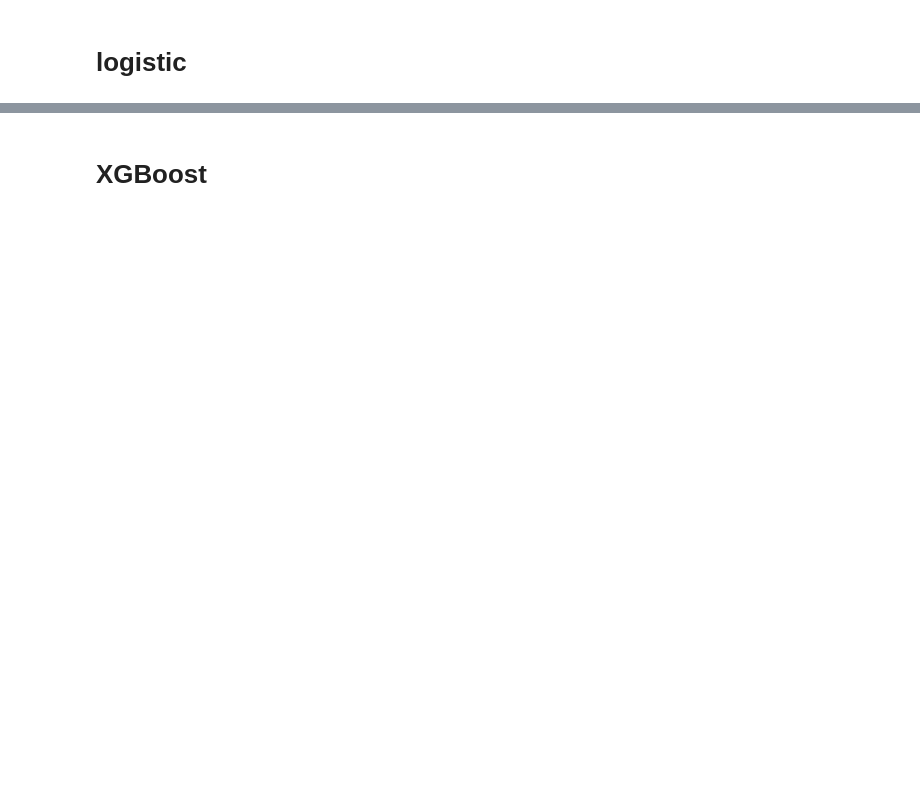
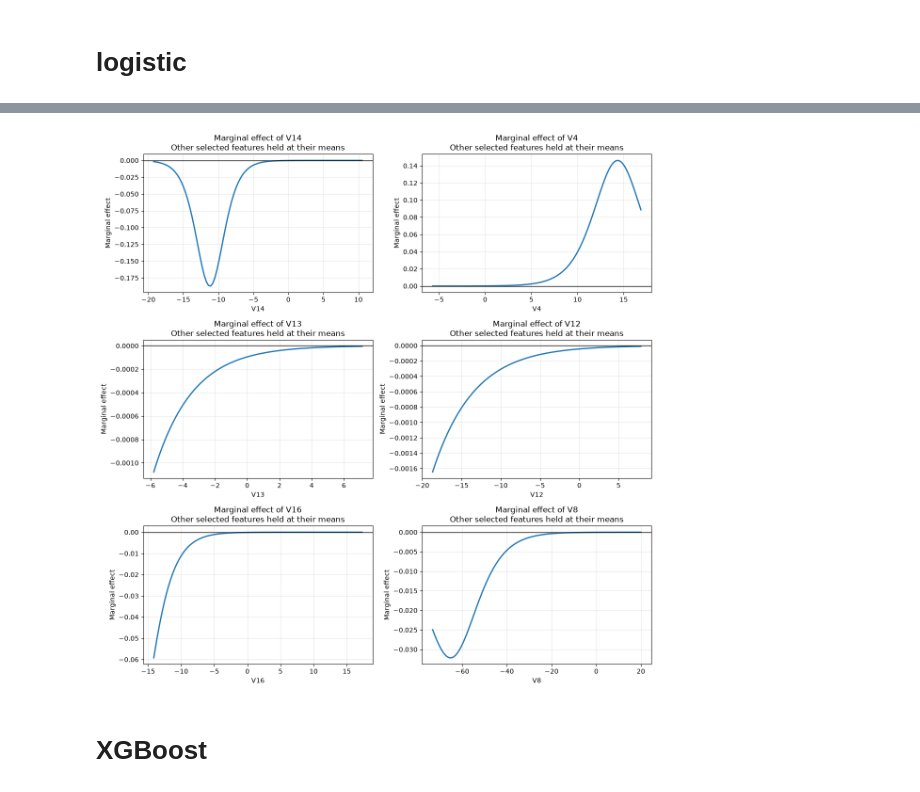
Before and after one commit to MonoJello/fraud-detection, a Jupyter notebook: code/02 models.ipynb, the cells around one changed output, grey strips where cells are left out. Cells and saved outputs as stored; diff of their text form; code cells hidden in the pictures; blank space fills up the shorter version.

```diff
--- a/code/02 models.ipynb
+++ b/code/02 models.ipynb
@@ -3,2 +350,39 @@
+# %%
+
+
+
+import math
+import matplotlib.pyplot as plt
+
+n_features = len(selected_features)
+n_cols = 2
+n_rows = math.ceil(n_features / n_cols)
+
+fig, axes = plt.subplots(
+    n_rows,
+    n_cols,
+    figsize=(12, 4 * n_rows),
+    squeeze=False
+)
+
+axes = axes.flatten()
+
+for i, feature in enumerate(selected_features):
+    uti.plot_logit_marginal_effect(
+        model=final_model,
+        data=df,
+        variable=feature,
+        selected_features=selected_features,
+        ax=axes[i]
+    )
+
+# Hide unused axes if the number of features is not even
+for ax in axes[n_features:]:
+    ax.set_visible(False)
+
+plt.tight_layout()
+plt.show()
+# %% [output]
+[figure, added]
 # %% [markdown]
 # XGBoost
```
Also changed, not shown: parts of 28 cells of this notebook, 2 other files.
